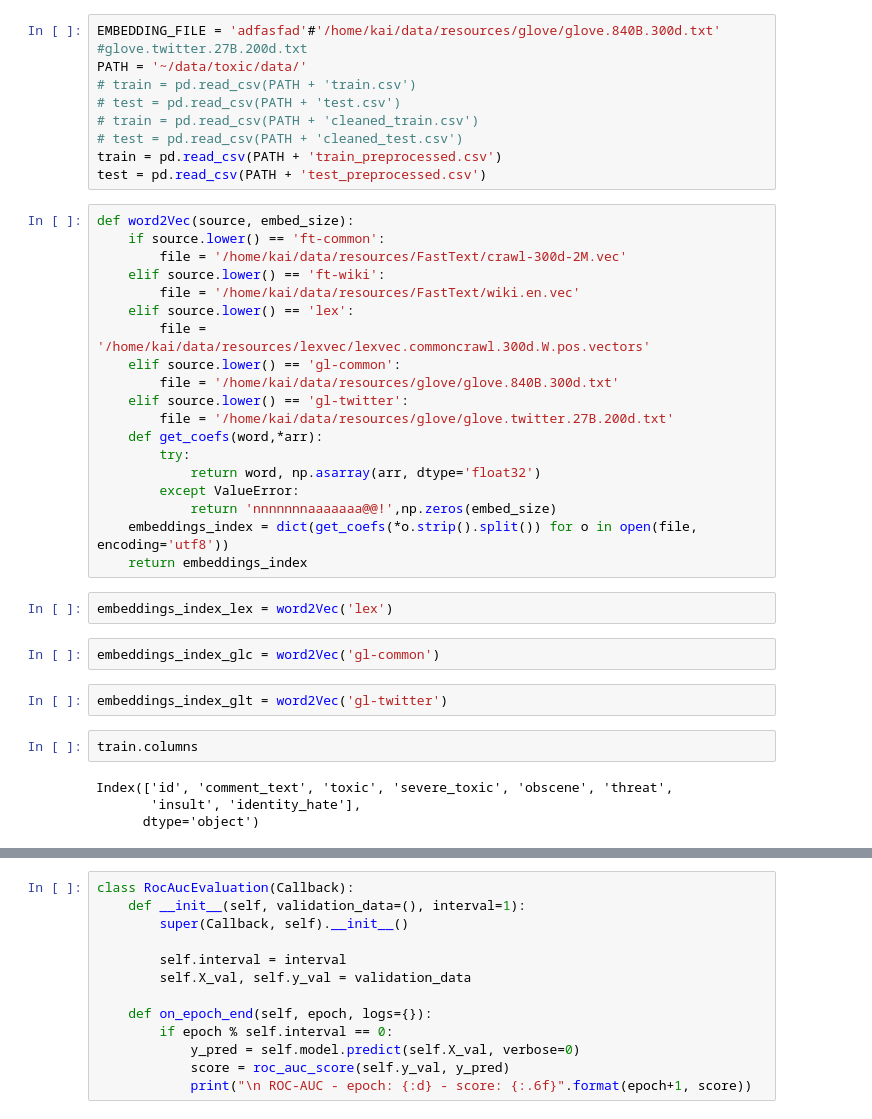
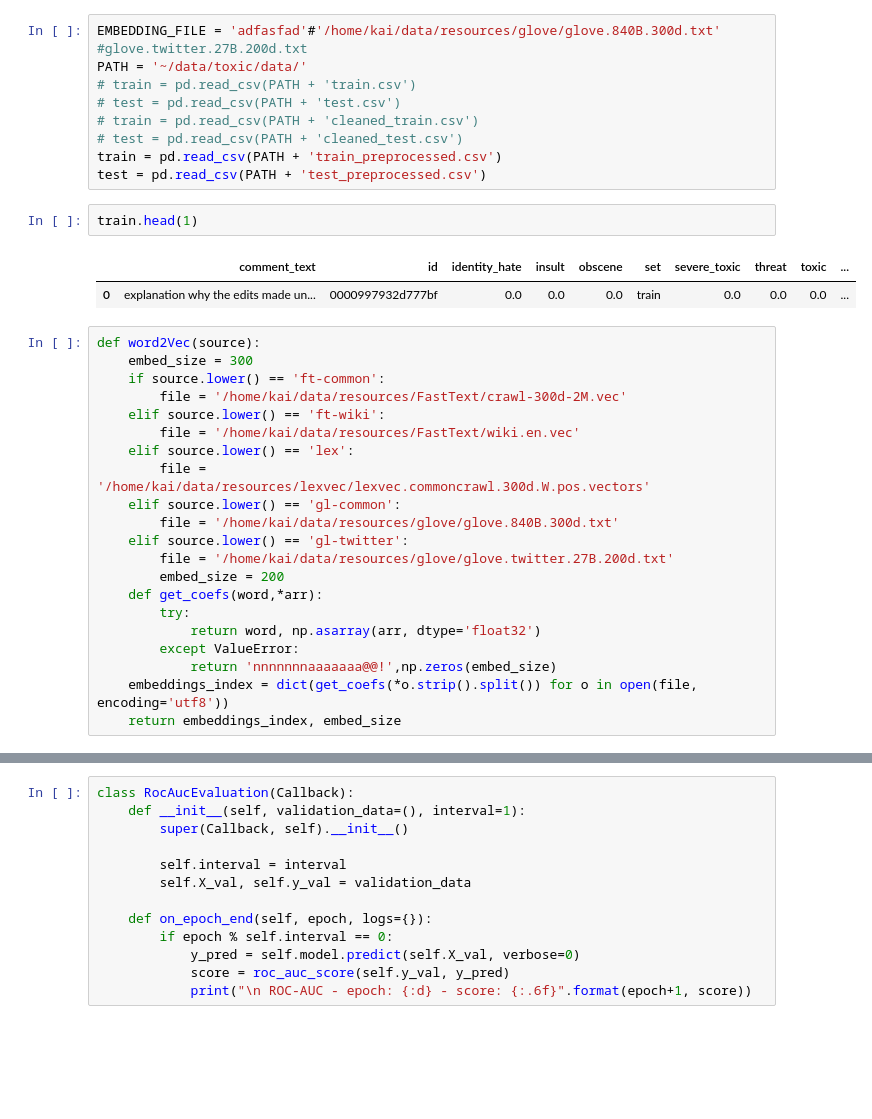
Before and after one commit to wluo-personal/Kaggle, a Jupyter notebook: toxic/sc/stacking/rnn_with_convolution.ipynb, the cells around one changed output, grey strips where cells are left out. Drawn from its saved outputs; the diff is of its cells as text; blank space fills up the shorter version.

```diff
--- a/toxic/sc/stacking/rnn_with_convolution.ipynb
+++ b/toxic/sc/stacking/rnn_with_convolution.ipynb
@@ -33,8 +33,14 @@ PATH = '~/data/toxic/data/'
 # test = pd.read_csv(PATH + 'cleaned_test.csv')
 train = pd.read_csv(PATH + 'train_preprocessed.csv')
 test = pd.read_csv(PATH + 'test_preprocessed.csv')
+# %%
+train.head(1)
+# %% [output]
+|  | comment_text | id | identity_hate | insult | obscene | set | severe_toxic | threat | toxic | ... |
+| 0 | explanation why the edits made un... | 0000997932d777bf | 0.0 | 0.0 | 0.0 | train | 0.0 | 0.0 | 0.0 | ... |
 # %%
-def word2Vec(source, embed_size):
+def word2Vec(source):
+    embed_size = 300
     if source.lower() == 'ft-common':
         file = '/home/kai/data/resources/FastText/crawl-300d-2M.vec'
     elif source.lower() == 'ft-wiki':
@@ -45,22 +51,11 @@ def word2Vec(source, embed_size):
         file = '/home/kai/data/resources/glove/glove.840B.300d.txt'
     elif source.lower() == 'gl-twitter':
         file = '/home/kai/data/resources/glove/glove.twitter.27B.200d.txt'
+        embed_size = 200
     def get_coefs(word,*arr):
         try:
             return word, np.asarray(arr, dtype='float32')
         except ValueError:
             return 'nnnnnnnaaaaaaa@@!',np.zeros(embed_size)
     embeddings_index = dict(get_coefs(*o.strip().split()) for o in open(file, encoding='utf8'))
-    return embeddings_index
+    return embeddings_index, embed_size
-# %%
-embeddings_index_lex = word2Vec('lex')
-# %%
-embeddings_index_glc = word2Vec('gl-common')
-# %%
-embeddings_index_glt = word2Vec('gl-twitter')
-# %%
-train.columns
-# %% [output]
-Index(['id', 'comment_text', 'toxic', 'severe_toxic', 'obscene', 'threat',
-       'insult', 'identity_hate'],
-      dtype='object')
```
Also changed, not shown: parts of 67 cells of this notebook, 5 other files.
